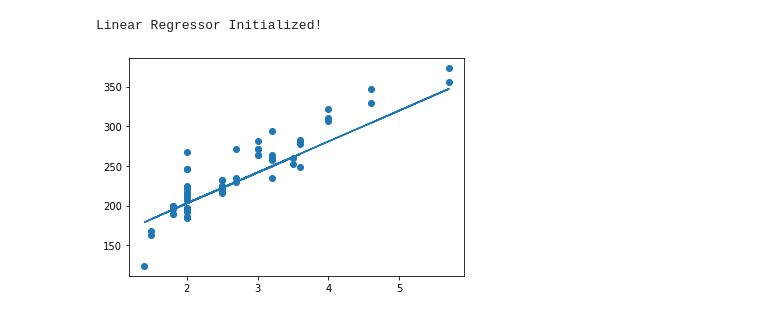
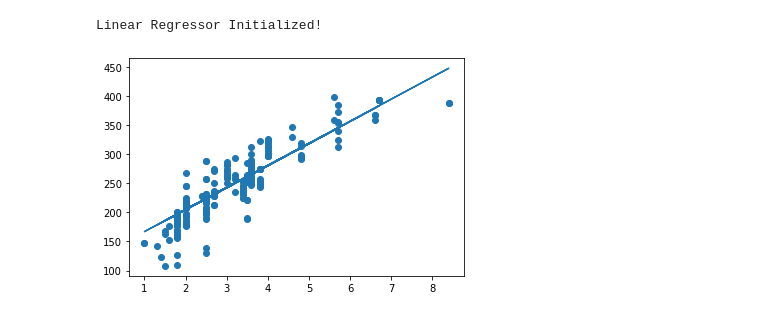
Before and after one commit to skhapijulhossen/machineLearning, a Jupyter notebook: LinearRegressor.ipynb, the cells around one changed output. Saved outputs shown, nothing was run; the diff lists cells and outputs as text; code cells hidden in the pictures.

```diff
--- a/LinearRegressor.ipynb
+++ b/LinearRegressor.ipynb
@@ -6,7 +6,7 @@ import pandas as pd
 import matplotlib.pyplot as plt
 %matplotlib inline
 # %%
-data = pd.read_csv(r"C:\PYTHON\FuelConsumption.csv")
+data = pd.read_csv(r"C:\PYTHON\Lets_Solve\DataStructures\FuelConsumption.csv")
 data.head(10)
 # %% [output]
 |  | MODELYEAR | MAKE | MODEL | VEHICLECLASS | ENGINESIZE | CYLINDERS | TRANSMISSION | FUELTYPE | ... |
@@ -21,9 +21,9 @@ data.head(10)
 | 8 | 2014 | ACURA | TL AWD | MID-SIZE | 3.7 | 6 | M6 | Z | ... |
 | 9 | 2014 | ACURA | TSX | COMPACT | 2.4 | 4 | AS5 | Z | ... |
 # %%
-x_train = data[["ENGINESIZE"]][:1000].values
+x_train = data[["ENGINESIZE"]][:int(data.shape[0]*0.8)].values
 # %%
-y_train = data[["CO2EMISSIONS"]][:1000].values
+y_train = data[["CO2EMISSIONS"]][:int(data.shape[0]*0.8)].values
 # %%
 class LinearRegressor:
     def __init__(self):
@@ -56,10 +54,10 @@ model.fit(x_train, y_train)
 # %% [output]
 Linear Regressor Initialized!
 # %%
-y_pred = model.predict(data[["ENGINESIZE"]][1000:].values)
+y_pred = model.predict(data[["ENGINESIZE"]][int(data.shape[0]*0.8):].values)
 # %%
-plt.scatter(data[["ENGINESIZE"]][1000:].values, data[["CO2EMISSIONS"]][1000:].values)
-plt.plot(data[["ENGINESIZE"]][1000:].values, y_pred)
+plt.scatter(data[["ENGINESIZE"]][int(data.shape[0]*0.8):].values, data[["CO2EMISSIONS"]][int(data.shape[0]*0.8):].values)
+plt.plot(data[["ENGINESIZE"]][int(data.shape[0]*0.8):].values, y_pred)
 plt.show()
 # %% [output]
-[figure, old version]
+[figure, new version]
```
Also changed, not shown: parts of 1 cell of this notebook, 1 other file.
